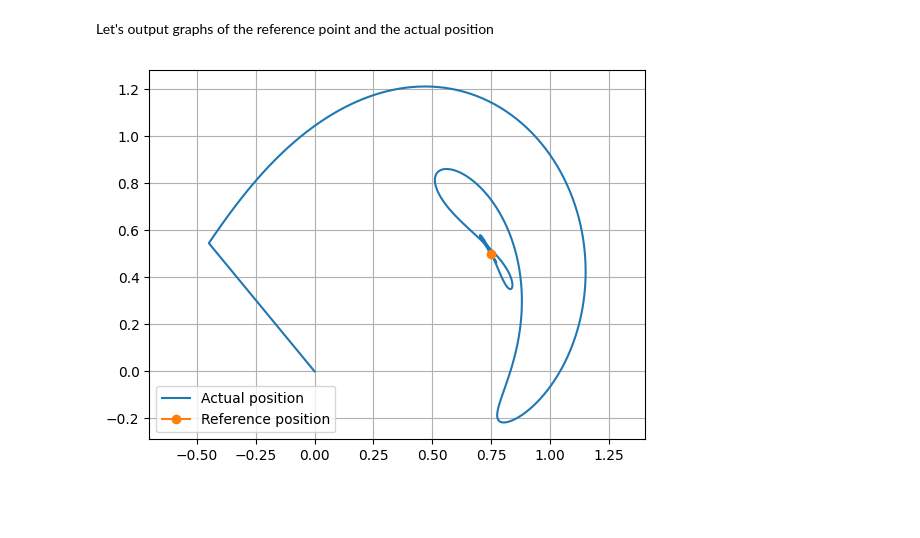
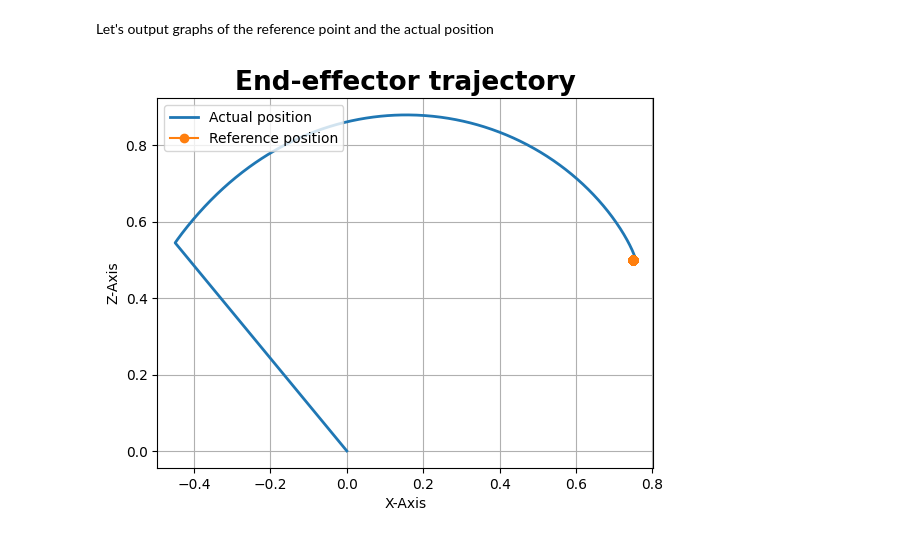
Before and after one commit to iiborisov/simrobs, a Jupyter notebook: Inverse_Kinematics/2r_robot_Inverse_Kinematics_Dot.ipynb, the cells around one changed output. Drawn from its saved outputs; the diff is of its cells as text; code cells hidden in the pictures; blank space fills up the shorter version.

Commit message:
Correct PATH to XML, buterfull plots

```diff
--- a/Inverse_Kinematics/2r_robot_Inverse_Kinematics_Dot.ipynb
+++ b/Inverse_Kinematics/2r_robot_Inverse_Kinematics_Dot.ipynb
@@ -14,5 +15,10 @@ Create model and data
 # %%
-model = mujoco.MjModel.from_xml_path('2r_robot_PID.xml')
+MODELNAME = '2r_robot_PID.xml'
+ROOT = os.path.abspath('')
+FOLDER_PATH = os.path.join(ROOT, '')
+MODEL_PATH =os.path.join(FOLDER_PATH, MODELNAME)
+
+model = mujoco.MjModel.from_xml_path(FOLDER_PATH + '/' + '2r_robot_PID.xml')
 data = mujoco.MjData(model)
 # %% [markdown]
 Create a FUNCTION 'set_torque' where we use PD controller for our joints actuators.
@@ -90,11 +96,14 @@ viewer.close()
 # %% [markdown]
 Let's output graphs of the reference point and the actual position
 # %%
-plt.plot(EE_position_x, EE_position_z, label='Actual position')
-plt.plot(x_ref[0], z_ref[0], label='Reference position', marker='o')
-plt.legend()
+plt.plot(EE_position_x, EE_position_z, label='Actual position', linewidth=2)
+plt.plot(x_ref, z_ref, label='Reference position', marker='o')
+plt.title('End-effector trajectory', fontsize=19, fontweight='bold')
+plt.legend(loc='upper left')
+plt.xlabel('X-Axis')
+plt.ylabel('Z-Axis')
 plt.axis('equal')
 plt.grid()
 plt.show()
 # %% [output]
-[figure, old version]
+[figure, new version]
```
Also changed, not shown: parts of 2 cells of this notebook, 7 other files.
